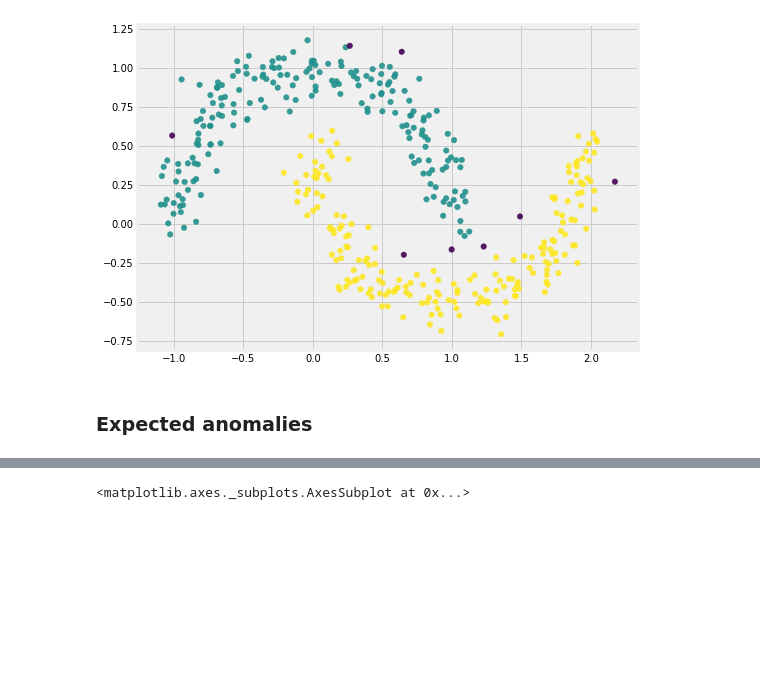
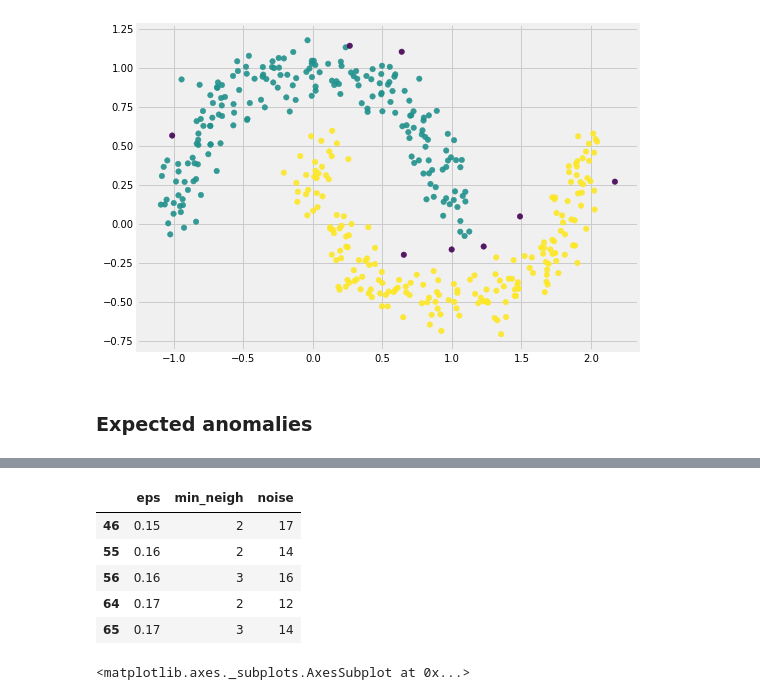
Before and after one commit to MaastrichtU-IDS/advanced-business-analytics, a Jupyter notebook: 2_anomaly_detection/2_3_Contextual_Anomaly.ipynb, the cells around one changed output, grey strips where cells are left out. Cells and saved outputs as stored; diff of their text form; code cells hidden in the pictures; blank space fills up the shorter version.

```diff
--- a/2_anomaly_detection/2_3_Contextual_Anomaly.ipynb
+++ b/2_anomaly_detection/2_3_Contextual_Anomaly.ipynb
@@ -95,6 +97,15 @@ grid_table = pd.DataFrame(anomalies)
 grid_table.columns = ['eps','min_neigh','noise']
 # %%
 grid_table_exp = grid_table[grid_table.noise < expected]
+# %%
+grid_table_exp.head()
+# %% [output]
+|  | eps | min_neigh | noise |
+| 46 | 0.15 | 2 | 17 |
+| 55 | 0.16 | 2 | 14 |
+| 56 | 0.16 | 3 | 16 |
+| 64 | 0.17 | 2 | 12 |
+| 65 | 0.17 | 3 | 14 |
 # %%
 plt.figure(figsize=[8, 6])
 sns.kdeplot(grid_table_exp.eps, grid_table_exp.min_neigh)
```
Also changed, not shown: parts of 2 cells of this notebook, 4 other files.
